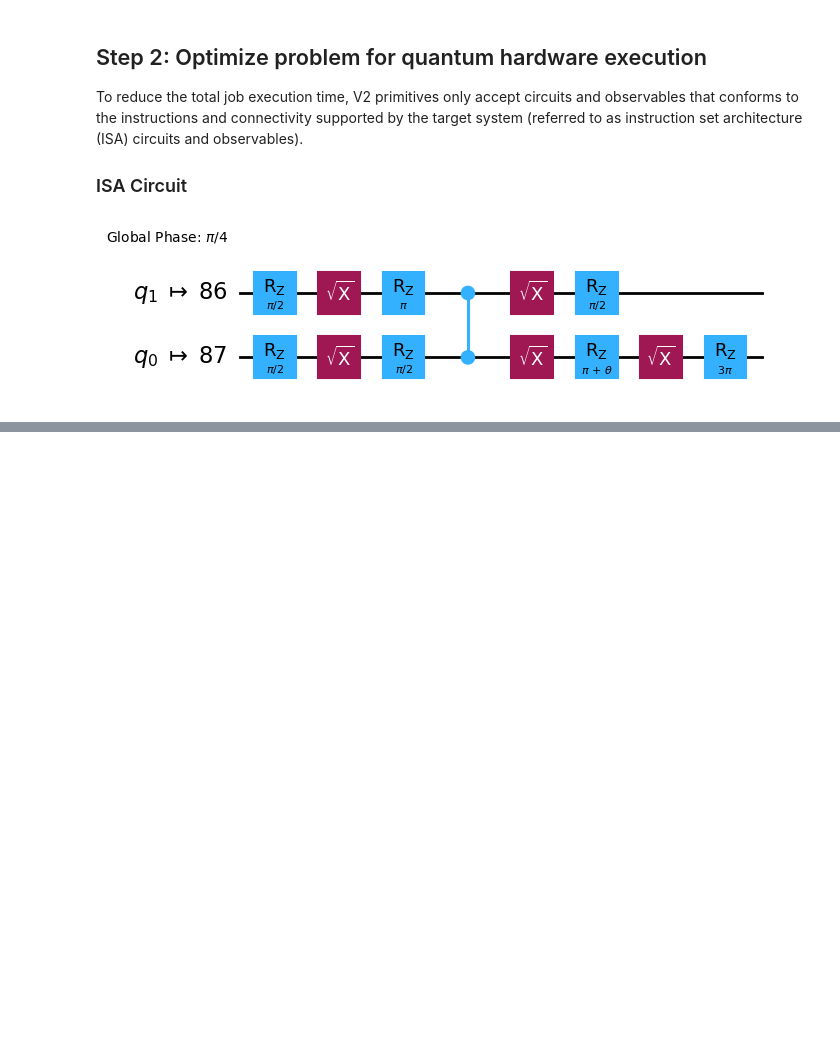
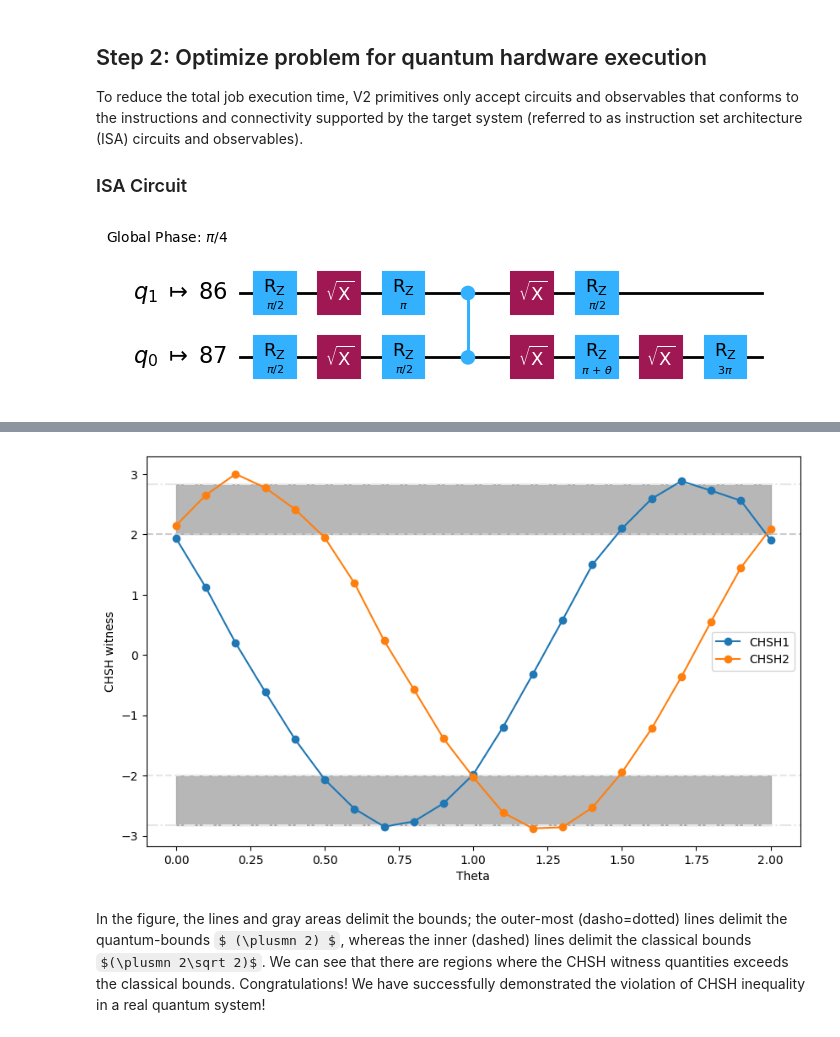
Before and after one commit to quantum-satya/quantum-learning, a Jupyter notebook: Qiskit-Projects/CHSH-inequality.ipynb, the cells around one changed output, grey strips where cells are left out. Saved outputs shown, nothing was run; the diff lists cells and outputs as text; code cells hidden in the pictures; some formulas as TeX source; blank space fills up the shorter version.

Commit message:
adding saved CHSH-inequality.ipynb

```diff
--- a/Qiskit-Projects/CHSH-inequality.ipynb
+++ b/Qiskit-Projects/CHSH-inequality.ipynb
@@ -159,0 +164,3 @@ chsh_isa_circuit.draw(output="mpl", idle_wires=False, style="iqp")
+# %%
+isa_observable1 = observable1.apply_layout(layout=chsh_isa_circuit.layout)
+isa_observable2 = observable2.apply_layout(layout=chsh_isa_circuit.layout)
@@ -159,0 +173,13 @@ chsh_isa_circuit.draw(output="mpl", idle_wires=False, style="iqp")
+# %%
+# To run on a local simulator:
+# Use the StatevectorEstimator from qiskit.primitives instead.
+
+estimator = Estimator(mode=backend)
+
+pub = (
+    chsh_isa_circuit, # ISA circuit
+    [[isa_observable1], [isa_observable2]], # ISA observables
+    individual_phases, # Parameter values
+)
+
+job_result = estimator.run(pubs=[pub]).result()
@@ -159,0 +192,30 @@ chsh_isa_circuit.draw(output="mpl", idle_wires=False, style="iqp")
+# %%
+chsh1_est = job_result[0].data.evs[0]
+chsh2_est = job_result[0].data.evs[1]
+
+fig, ax = plt.subplots(figsize=(10, 6))
+
+# results from hardware
+ax.plot(phases / np.pi, chsh1_est, "o-", label="CHSH1", zorder=3)
+ax.plot(phases / np.pi, chsh2_est, "o-", label="CHSH2", zorder=3)
+
+# classical bound +- 2
+ax.axhline(y=2, color="0.8", linestyle="--")
+ax.axhline(y=-2, color="0.9", linestyle="--")
+
+# quantum bound, +-2√2
+ax.axhline(y=np.sqrt(2) * 2, color="0.9", linestyle="-.")
+ax.axhline(y=-np.sqrt(2) * 2, color="0.9", linestyle="-.")
+ax.fill_between(phases / np.pi, 2, 2 * np.sqrt(2), color="0.6", alpha=0.7)
+ax.fill_between(phases / np.pi, -2, -2 * np.sqrt(2), color="0.6", alpha=0.7)
+
+# set labels, and legend
+plt.xlabel("Theta")
+plt.ylabel("CHSH witness")
+plt.legend()
+plt.show()
+# %% [output]
+[figure, added]
+# %% [markdown]
+In the figure, the lines and gray areas delimit the bounds; the outer-most (dasho=dotted) lines delimit the quantum-bounds $ (\plusmn 2) $, whereas the inner (dashed) lines delimit the classical bounds $(\plusmn 2\sqrt 2)$. We can see that there are regions where the CHSH witness quantities exceeds the classical bounds.
+Congratulations! We have successfully demonstrated the violation of CHSH inequality in a real quantum system!
```
Also changed, not shown: parts of 3 cells of this notebook.
